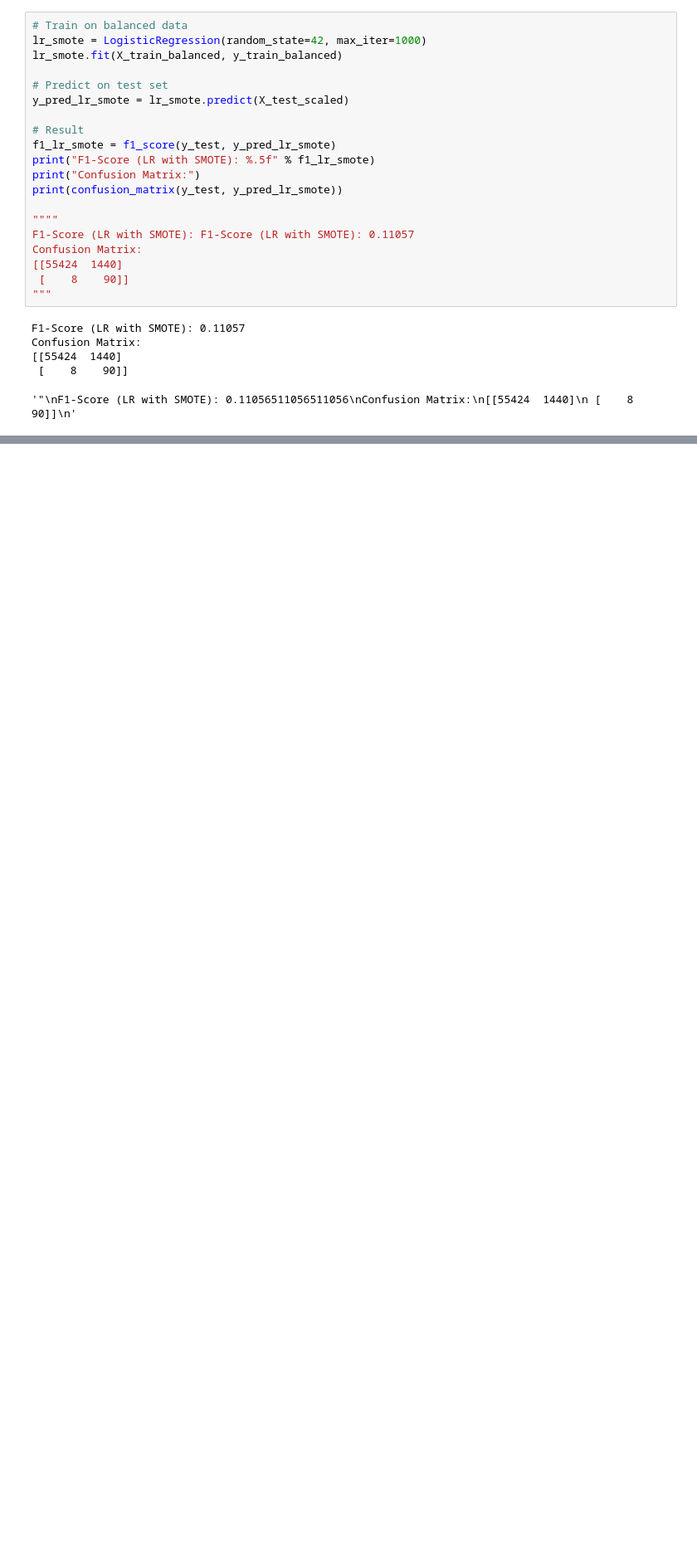
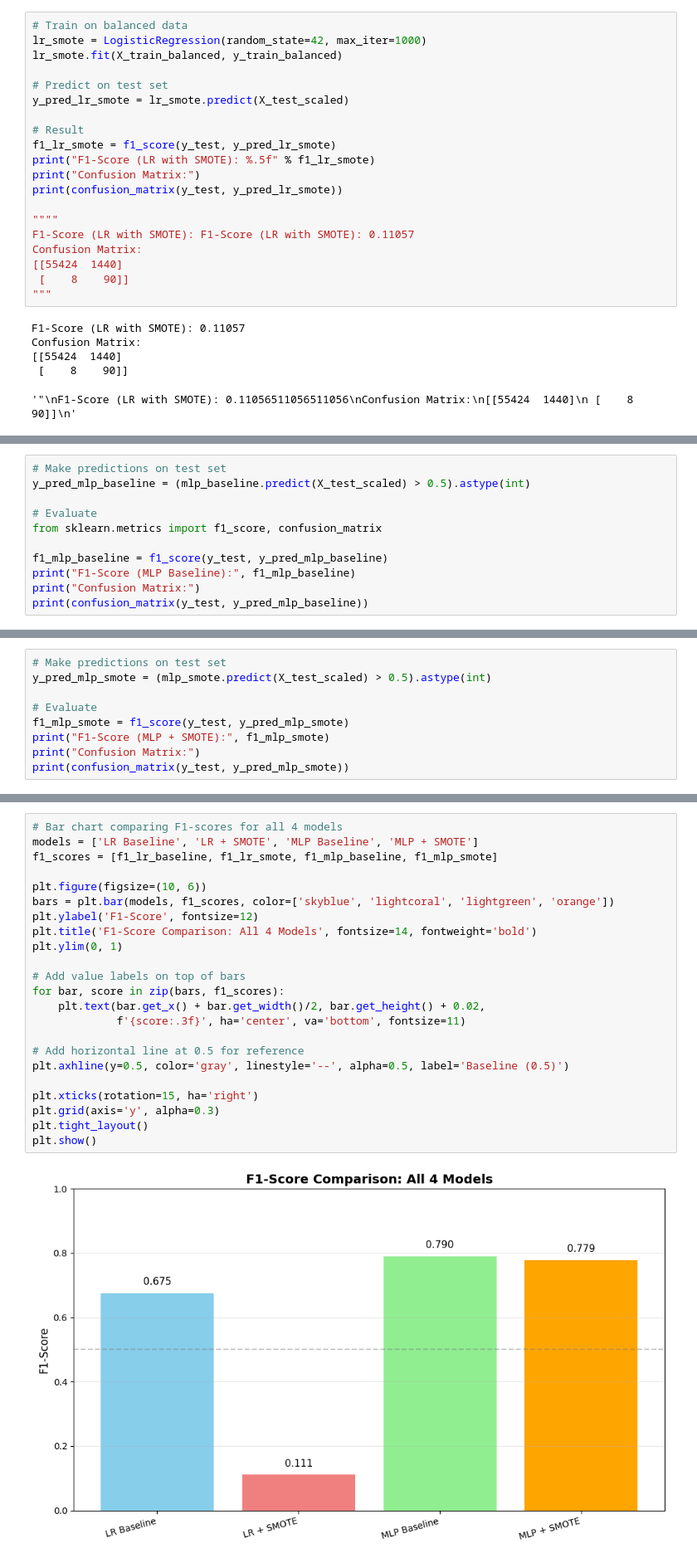
Before and after one commit to AhadAliBaig/Credit-Card-Fraud-Detection, a Jupyter notebook: fraud_detection.ipynb, the cells around one changed output, grey strips where cells are left out. Shown at 83% size. Drawn from its saved outputs; the diff is of its cells as text; blank space fills up the shorter version.

```diff
--- a/fraud_detection.ipynb
+++ b/fraud_detection.ipynb
@@ -190,0 +264,11 @@ Confusion Matrix:
+# %%
+# Make predictions on test set
+y_pred_mlp_baseline = (mlp_baseline.predict(X_test_scaled) > 0.5).astype(int)
+
+# Evaluate
+from sklearn.metrics import f1_score, confusion_matrix
+
+f1_mlp_baseline = f1_score(y_test, y_pred_mlp_baseline)
+print("F1-Score (MLP Baseline):", f1_mlp_baseline)
+print("Confusion Matrix:")
+print(confusion_matrix(y_test, y_pred_mlp_baseline))
@@ -190,0 +317,9 @@ Confusion Matrix:
+# %%
+# Make predictions on test set
+y_pred_mlp_smote = (mlp_smote.predict(X_test_scaled) > 0.5).astype(int)
+
+# Evaluate
+f1_mlp_smote = f1_score(y_test, y_pred_mlp_smote)
+print("F1-Score (MLP + SMOTE):", f1_mlp_smote)
+print("Confusion Matrix:")
+print(confusion_matrix(y_test, y_pred_mlp_smote))
@@ -190,0 +332,25 @@ Confusion Matrix:
+# %%
+# Bar chart comparing F1-scores for all 4 models
+models = ['LR Baseline', 'LR + SMOTE', 'MLP Baseline', 'MLP + SMOTE']
+f1_scores = [f1_lr_baseline, f1_lr_smote, f1_mlp_baseline, f1_mlp_smote]
+
+plt.figure(figsize=(10, 6))
+bars = plt.bar(models, f1_scores, color=['skyblue', 'lightcoral', 'lightgreen', 'orange'])
+plt.ylabel('F1-Score', fontsize=12)
+plt.title('F1-Score Comparison: All 4 Models', fontsize=14, fontweight='bold')
+plt.ylim(0, 1)
+
+# Add value labels on top of bars
+for bar, score in zip(bars, f1_scores):
+    plt.text(bar.get_x() + bar.get_width()/2, bar.get_height() + 0.02,
+             f'{score:.3f}', ha='center', va='bottom', fontsize=11)
+
+# Add horizontal line at 0.5 for reference
+plt.axhline(y=0.5, color='gray', linestyle='--', alpha=0.5, label='Baseline (0.5)')
+
+plt.xticks(rotation=15, ha='right')
+plt.grid(axis='y', alpha=0.3)
+plt.tight_layout()
+plt.show()
+# %% [output]
+[figure, added]
```
Also changed, not shown: parts of 9 cells of this notebook.
